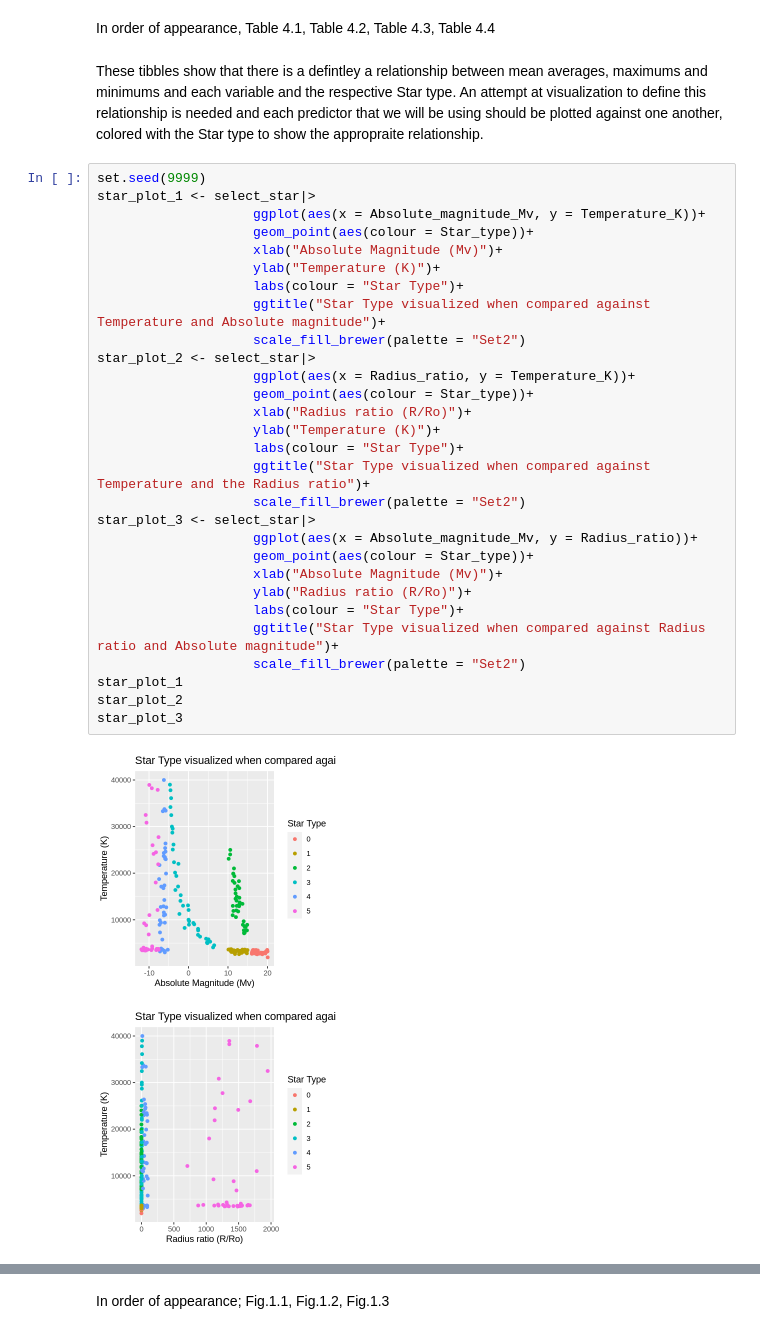
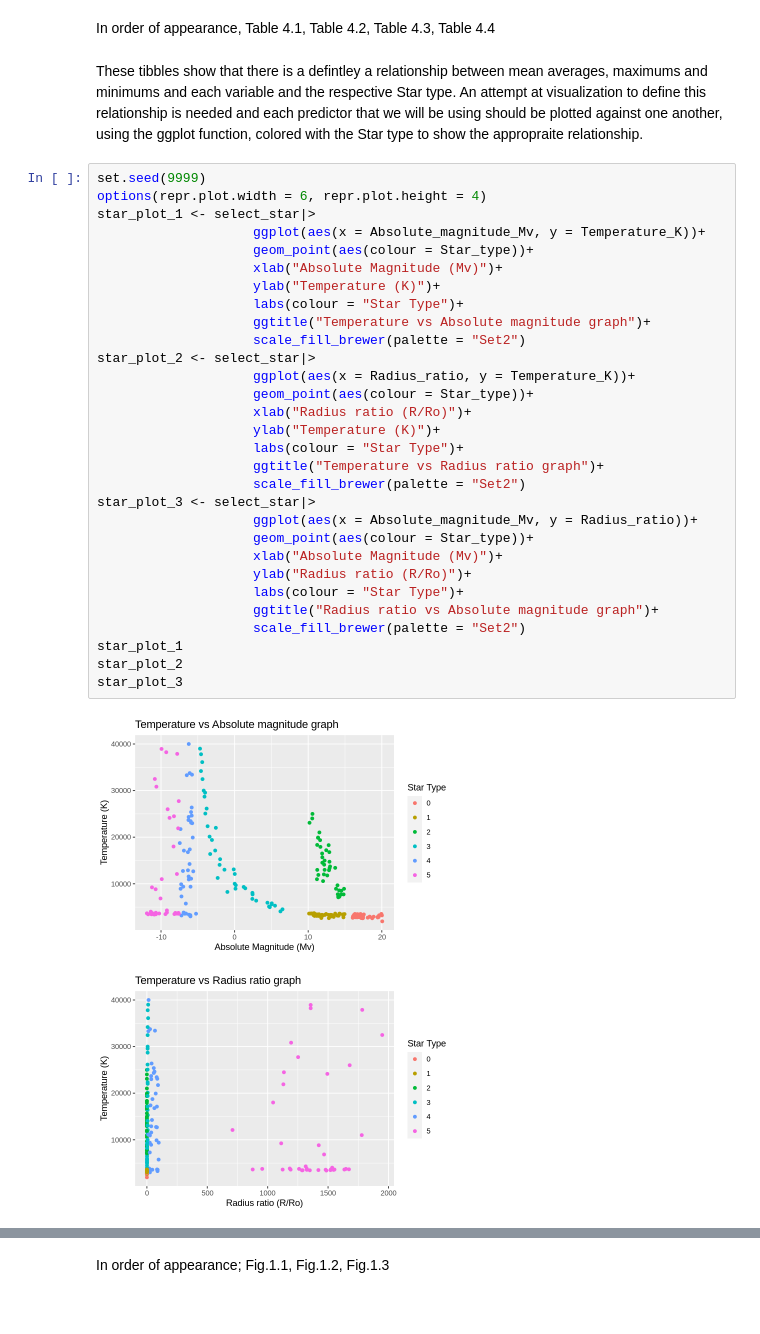
Before and after one commit to zackpeachell/DSCI_100_008_05_project, a Jupyter notebook: GROUP_PROJECT.ipynb, the cells around one changed output, grey strips where cells are left out. Drawn from its saved outputs; the diff is of its cells as text.

```diff
--- a/GROUP_PROJECT.ipynb
+++ b/GROUP_PROJECT.ipynb
@@ -170,36 +170,37 @@ A tibble: 6 × 4
 # %% [markdown]
 In order of appearance, Table 4.1, Table 4.2, Table 4.3, Table 4.4
 # %% [markdown]
-These tibbles show that there is a defintley a relationship between mean averages, maximums and minimums and each variable and the respective Star type. An attempt at visualization to define this relationship is needed and each predictor that we will be using should be plotted against one another, colored with the Star type to show the appropraite relationship.
+These tibbles show that there is a defintley a relationship between mean averages, maximums and minimums and each variable and the respective Star type. An attempt at visualization to define this relationship is needed and each predictor that we will be using should be plotted against one another, using the ggplot function, colored with the Star type to show the appropraite relationship.
 # %%
 set.seed(9999)
+options(repr.plot.width = 6, repr.plot.height = 4)
 star_plot_1 <- select_star|>
                     ggplot(aes(x = Absolute_magnitude_Mv, y = Temperature_K))+
                     geom_point(aes(colour = Star_type))+
                     xlab("Absolute Magnitude (Mv)")+
                     ylab("Temperature (K)")+
                     labs(colour = "Star Type")+
-                    ggtitle("Star Type visualized when compared against Temperature and Absolute magnitude")+
+                    ggtitle("Temperature vs Absolute magnitude graph")+
                     scale_fill_brewer(palette = "Set2")
 star_plot_2 <- select_star|>
                     ggplot(aes(x = Radius_ratio, y = Temperature_K))+
                     geom_point(aes(colour = Star_type))+
                     xlab("Radius ratio (R/Ro)")+
                     ylab("Temperature (K)")+
                     labs(colour = "Star Type")+
-                    ggtitle("Star Type visualized when compared against Temperature and the Radius ratio")+
+                    ggtitle("Temperature vs Radius ratio graph")+
                     scale_fill_brewer(palette = "Set2")
 star_plot_3 <- select_star|>
                     ggplot(aes(x = Absolute_magnitude_Mv, y = Radius_ratio))+
                     geom_point(aes(colour = Star_type))+
                     xlab("Absolute Magnitude (Mv)")+
                     ylab("Radius ratio (R/Ro)")+
                     labs(colour = "Star Type")+
-                    ggtitle("Star Type visualized when compared against Radius ratio and Absolute magnitude")+
+                    ggtitle("Radius ratio vs Absolute magnitude graph")+
                     scale_fill_brewer(palette = "Set2")
 star_plot_1
 star_plot_2
 star_plot_3
 # %% [output]
-[figure, old version]
+[figure, new version]
-[figure, old version]
+[figure, new version]
```
Also changed, not shown: parts of 7 cells of this notebook.
